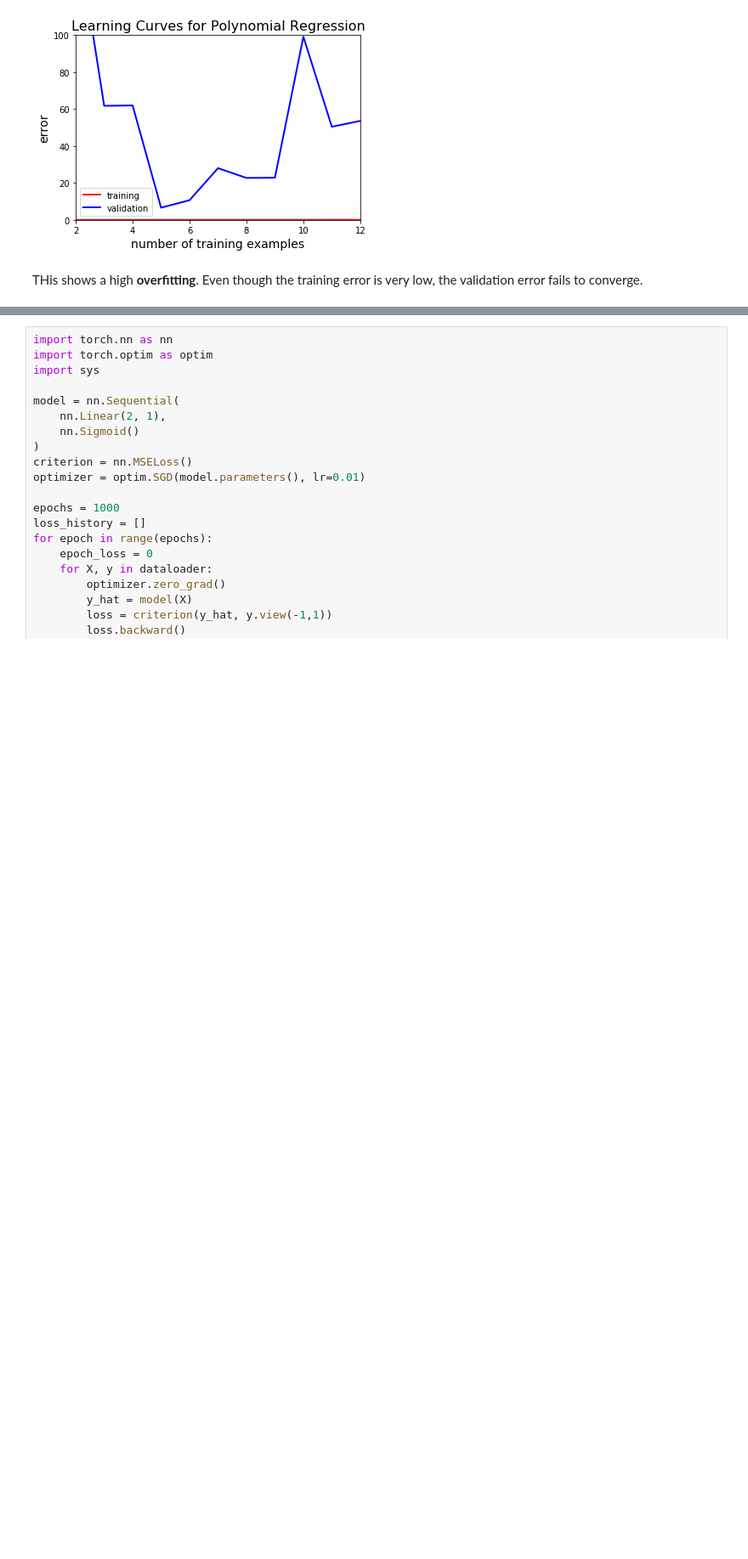
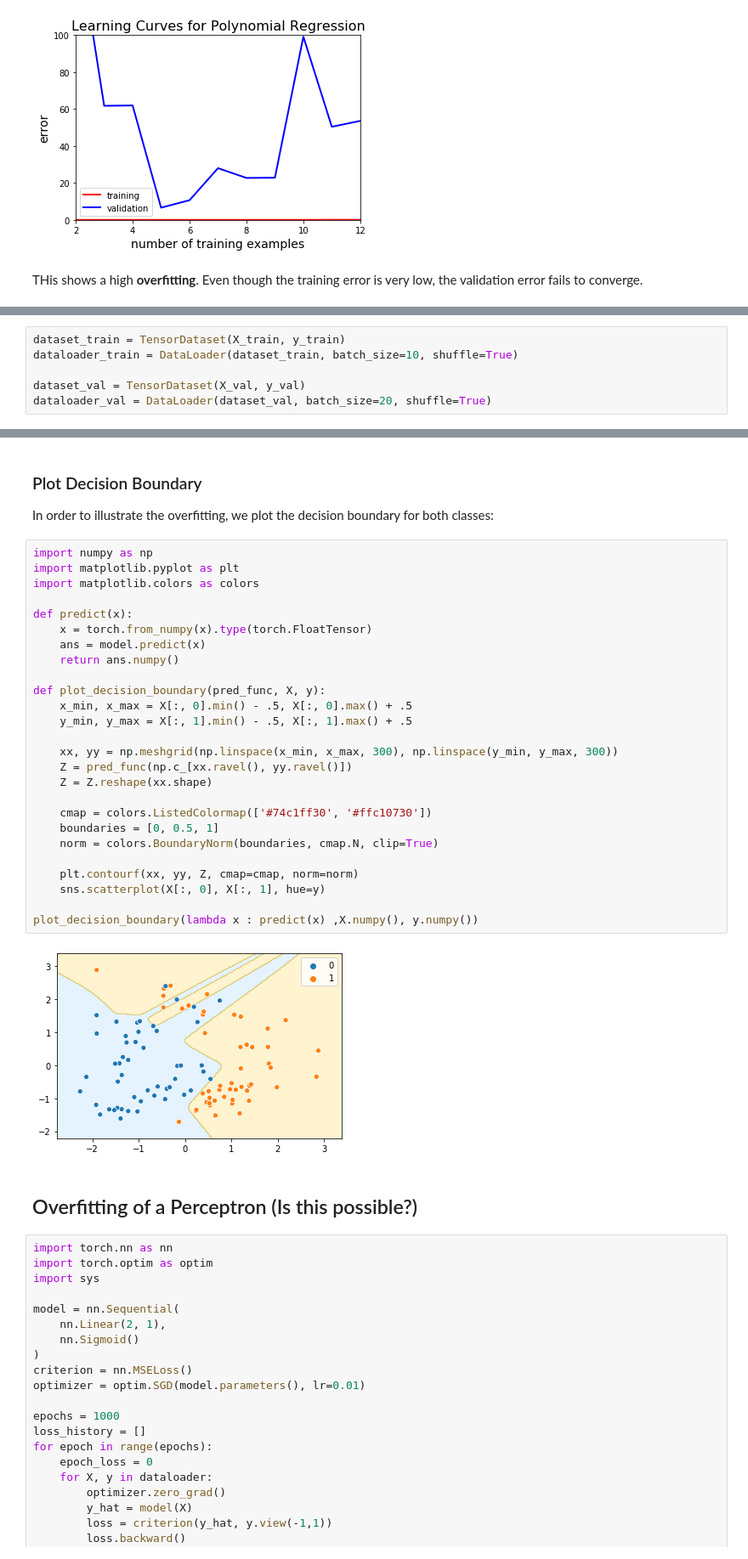
Before and after one commit to thomd/deep-learning-notes, a Jupyter notebook: learning-curves.ipynb, the cells around one changed output, grey strips where cells are left out. Shown at 85% size. Cells and saved outputs as stored; diff of their text form; blank space fills up the shorter version.

```diff
--- a/learning-curves.ipynb
+++ b/learning-curves.ipynb
@@ -311 +342,7 @@ THis shows a high **overfitting**. Even though the training error is very low, t
+# %%
+dataset_train = TensorDataset(X_train, y_train)
+dataloader_train = DataLoader(dataset_train, batch_size=10, shuffle=True)
+
+dataset_val = TensorDataset(X_val, y_val)
+dataloader_val = DataLoader(dataset_val, batch_size=20, shuffle=True)
 # %% [markdown]
@@ -333,3 +433,37 @@ dataloader = DataLoader(dataset, batch_size=25)
+# %% [markdown]
+### Plot Decision Boundary
+
+In order to illustrate the overfitting, we plot the decision boundary for both classes:
+# %%
+import numpy as np
+import matplotlib.pyplot as plt
+import matplotlib.colors as colors
+
+def predict(x):
+    x = torch.from_numpy(x).type(torch.FloatTensor)
+    ans = model.predict(x)
+    return ans.numpy()
+
+def plot_decision_boundary(pred_func, X, y):
+    x_min, x_max = X[:, 0].min() - .5, X[:, 0].max() + .5
+    y_min, y_max = X[:, 1].min() - .5, X[:, 1].max() + .5
+
+    xx, yy = np.meshgrid(np.linspace(x_min, x_max, 300), np.linspace(y_min, y_max, 300))
+    Z = pred_func(np.c_[xx.ravel(), yy.ravel()])
+    Z = Z.reshape(xx.shape)
+
+    cmap = colors.ListedColormap(['#74c1ff30', '#ffc10730'])
+    boundaries = [0, 0.5, 1]
+    norm = colors.BoundaryNorm(boundaries, cmap.N, clip=True)
+
+    plt.contourf(xx, yy, Z, cmap=cmap, norm=norm)
+    sns.scatterplot(X[:, 0], X[:, 1], hue=y)
+
+plot_decision_boundary(lambda x : predict(x) ,X.numpy(), y.numpy())
+# %% [output]
+[figure, added]
+# %% [markdown]
+## Overfitting of a Perceptron (Is this possible?)
 # %%
 import torch.nn as nn
 import torch.optim as optim
```
Also changed, not shown: parts of 13 cells of this notebook.
